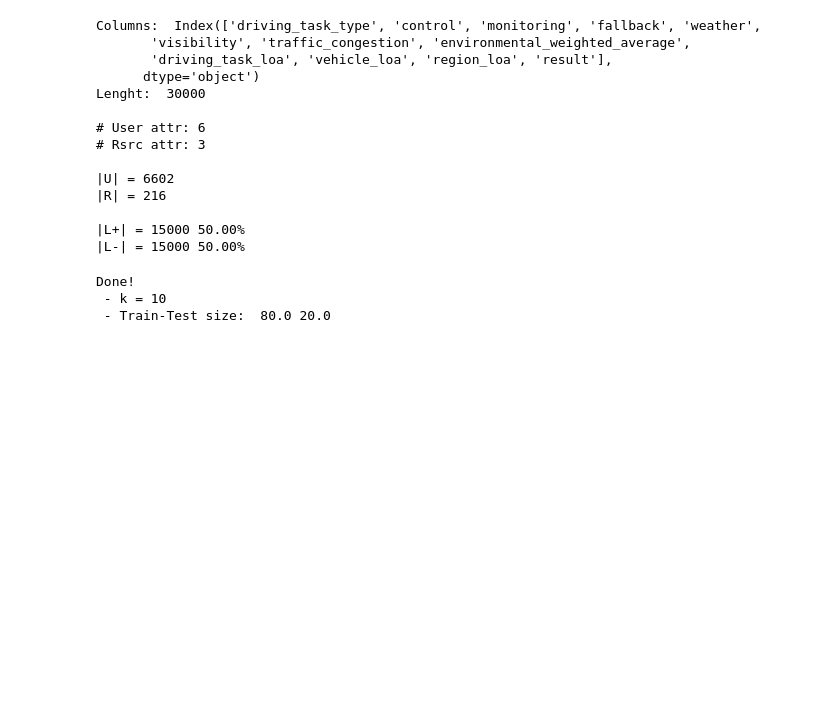
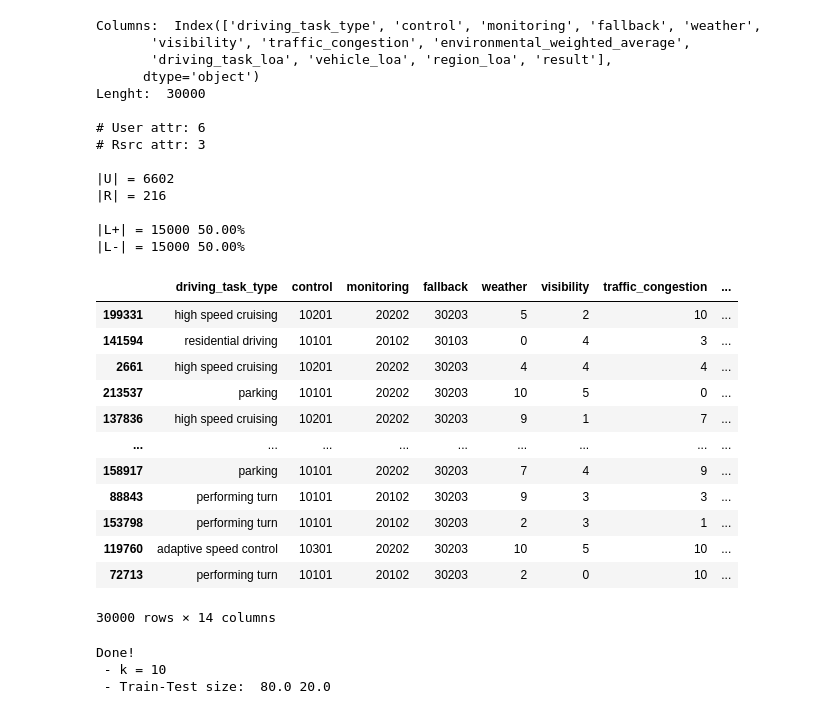
Before and after one commit to diazmx/phd-thesis-lab, a Jupyter notebook: 02-CAV policies/EXP-01.ipynb, the cells around one changed output. Cells and saved outputs as stored; diff of their text form; code cells hidden in the pictures; blank space fills up the shorter version.

```diff
--- a/02-CAV policies/EXP-01.ipynb
+++ b/02-CAV policies/EXP-01.ipynb
@@ -65,13 +65,13 @@ mapping = {'system': 30103, 'human': 30203} # fallbacj
 cav_data.fallback = cav_data.fallback.replace(mapping)
 
 mapping = {0: 40004, 1: 40104, 2: 40204, 3: 40304, 4: 40404, 5: 40504}
-cav_data.driving_task_loa.replace(mapping)
+cav_data.driving_task_loa = cav_data.driving_task_loa.replace(mapping)
 
 mapping = {0: 50005, 1: 50105, 2: 50205, 3: 50305, 4: 50405, 5: 50505}
-cav_data.vehicle_loa.replace(mapping)
+cav_data.vehicle_loa = cav_data.vehicle_loa.replace(mapping)
 
 mapping = {0: 60006, 1: 60106, 2: 60206, 3: 60306, 4: 60406, 5: 60506}
-cav_data.region_loa.replace(mapping)
+cav_data.region_loa = cav_data.region_loa.replace(mapping)
 
 user_attr = ['control', 'monitoring', 'fallback', 'weather', 'visibility',
         'traffic_congestion']
@@ -114,6 +114,22 @@ Lenght:  30000
 
 |L+| = 15000 50.00%
 |L-| = 15000 50.00%
+# %%
+cav_data
+# %% [output]
+|  | driving_task_type | control | monitoring | fallback | weather | visibility | traffic_congestion | ... |
+| 199331 | high speed cruising | 10201 | 20202 | 30203 | 5 | 2 | 10 | ... |
+| 141594 | residential driving | 10101 | 20102 | 30103 | 0 | 4 | 3 | ... |
+| 2661 | high speed cruising | 10201 | 20202 | 30203 | 4 | 4 | 4 | ... |
+| 213537 | parking | 10101 | 20202 | 30203 | 10 | 5 | 0 | ... |
+| 137836 | high speed cruising | 10201 | 20202 | 30203 | 9 | 1 | 7 | ... |
+| ... | ... | ... | ... | ... | ... | ... | ... | ... |
+| 158917 | parking | 10101 | 20202 | 30203 | 7 | 4 | 9 | ... |
+| 88843 | performing turn | 10101 | 20102 | 30203 | 9 | 3 | 3 | ... |
+| 153798 | performing turn | 10101 | 20102 | 30203 | 2 | 3 | 1 | ... |
+| 119760 | adaptive speed control | 10301 | 20202 | 30203 | 10 | 5 | 10 | ... |
+| 72713 | performing turn | 10101 | 20102 | 30203 | 2 | 0 | 10 | ... |
+30000 rows × 14 columns
 # %%
 # Cross validation
 k = 10
```
Also changed, not shown: parts of 22 cells of this notebook.
